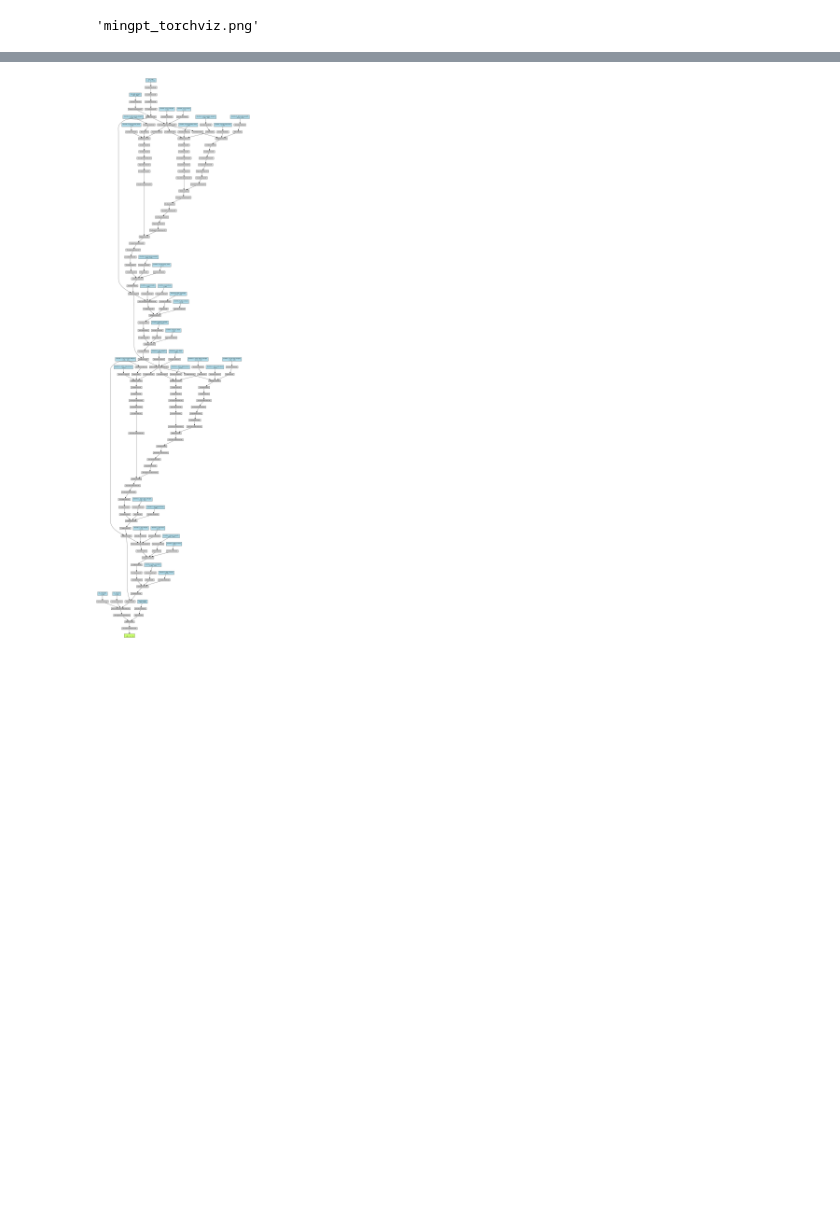
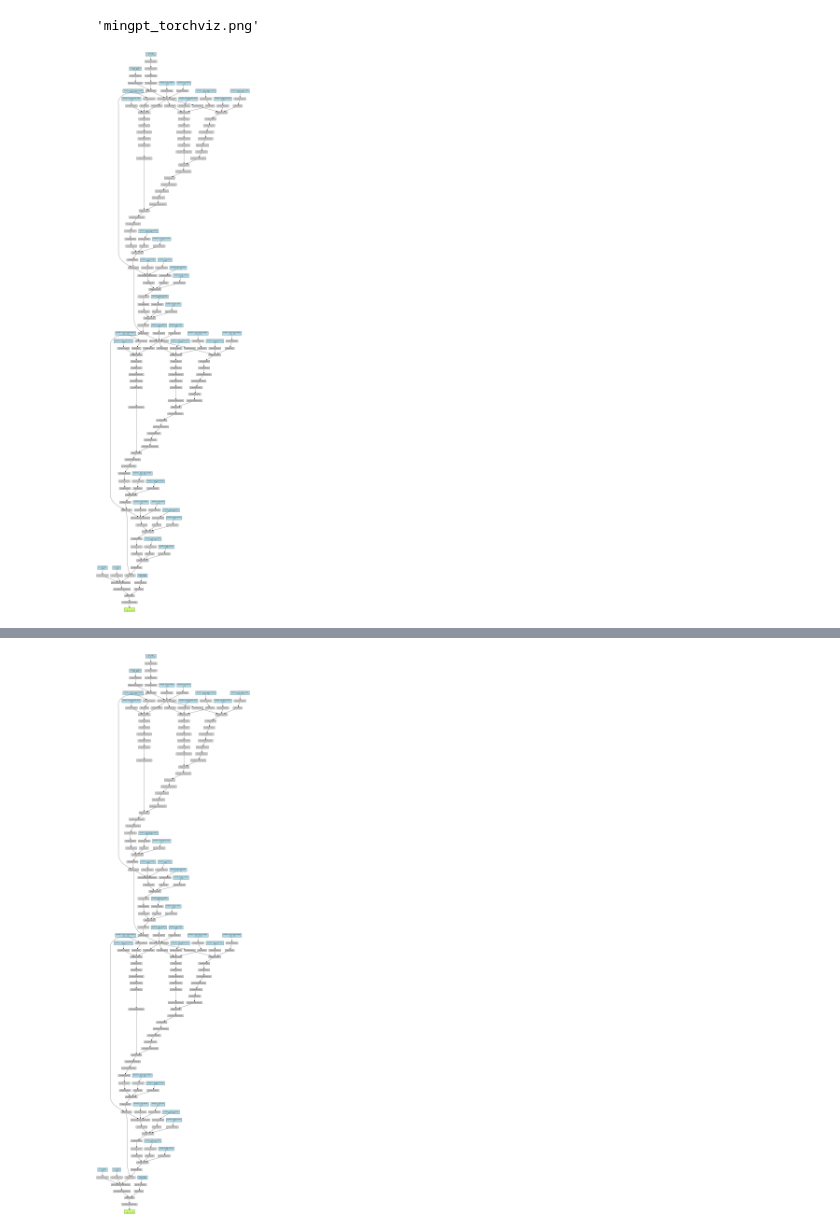
Before and after one commit to cohitai/AI_notebooks, a Jupyter notebook: transformer.ipynb, the cells around one changed output, grey strips where cells are left out. Saved outputs shown, nothing was run; the diff lists cells and outputs as text; code cells hidden in the pictures; blank space fills up the shorter version.

```diff
--- a/transformer.ipynb
+++ b/transformer.ipynb
@@ -779,6 +778,10 @@ d1d2 = x[:, :ndigit*2]
 make_dot(model(d1d2)[0], params=dict(list(model.named_parameters()))).render("mingpt_torchviz", format="png")
 # %% [output]
 'mingpt_torchviz.png'
+# %%
+Image.open("mingpt_torchviz.png")
+# %% [output]
+[figure, added]
 # %%
 model(d1d2)[0].size()
 # %% [output]
```
Also changed, not shown: parts of 19 cells of this notebook.
